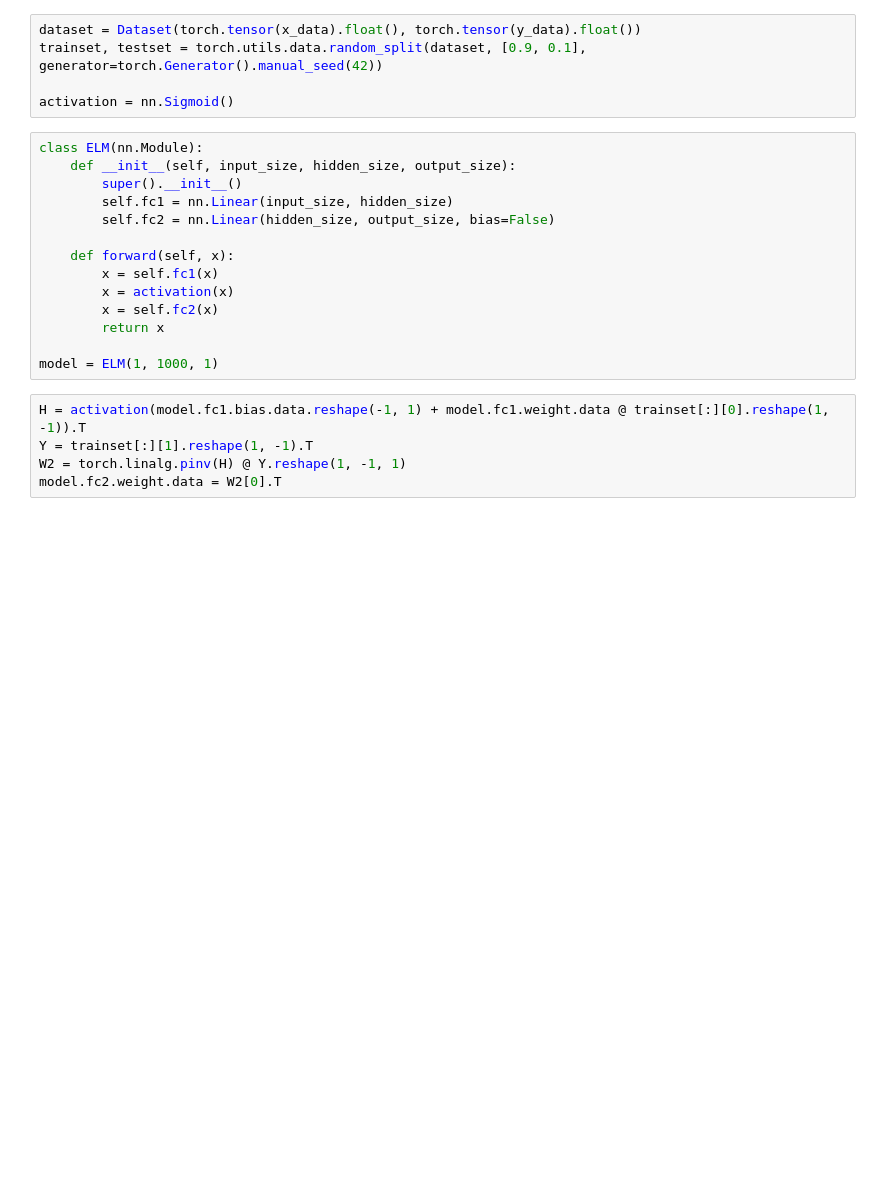
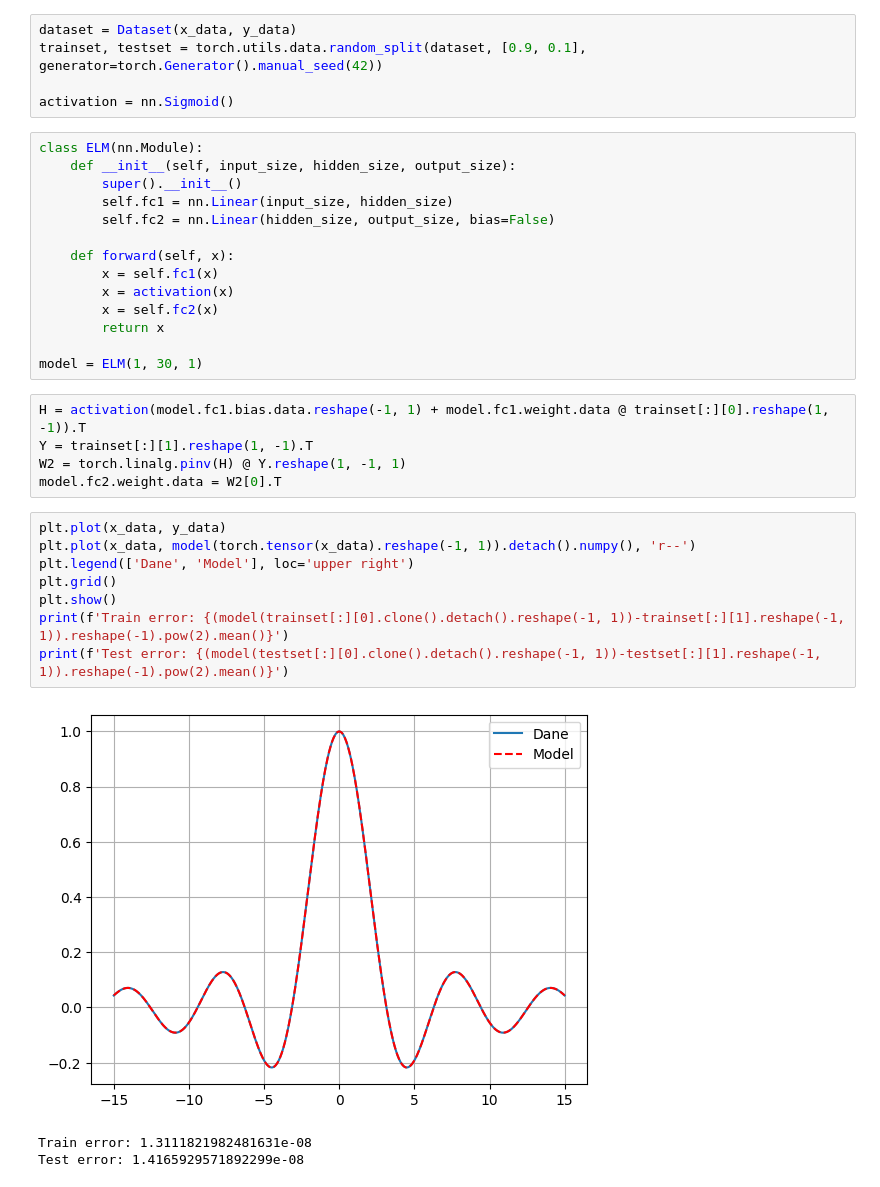
Before and after one commit to pochlebiacz/Analytical-neural-network-learning-algorithms, a Jupyter notebook: 1-Basic ELM.ipynb, the cells around one changed output. Cells and saved outputs as stored; diff of their text form; blank space fills up the shorter version.

```diff
--- a/1-Basic ELM.ipynb
+++ b/1-Basic ELM.ipynb
@@ -11,5 +11,5 @@ y_data = np.sin(x_data) / x_data
 # %%
-dataset = Dataset(torch.tensor(x_data).float(), torch.tensor(y_data).float())
+dataset = Dataset(x_data, y_data)
 trainset, testset = torch.utils.data.random_split(dataset, [0.9, 0.1], generator=torch.Generator().manual_seed(42))
 
 activation = nn.Sigmoid()
@@ -26,10 +26,22 @@ class ELM(nn.Module):
         x = self.fc2(x)
         return x
 
-model = ELM(1, 1000, 1)
+model = ELM(1, 30, 1)
 # %%
 H = activation(model.fc1.bias.data.reshape(-1, 1) + model.fc1.weight.data @ trainset[:][0].reshape(1, -1)).T
 Y = trainset[:][1].reshape(1, -1).T
 W2 = torch.linalg.pinv(H) @ Y.reshape(1, -1, 1)
 model.fc2.weight.data = W2[0].T
+# %%
+plt.plot(x_data, y_data)
+plt.plot(x_data, model(torch.tensor(x_data).reshape(-1, 1)).detach().numpy(), 'r--')
+plt.legend(['Dane', 'Model'], loc='upper right')
+plt.grid()
+plt.show()
+print(f'Train error: {(model(trainset[:][0].clone().detach().reshape(-1, 1))-trainset[:][1].reshape(-1, 1)).reshape(-1).pow(2).mean()}')
+print(f'Test error: {(model(testset[:][0].clone().detach().reshape(-1, 1))-testset[:][1].reshape(-1, 1)).reshape(-1).pow(2).mean()}')
+# %% [output]
+[figure, added]
+Train error: 1.3111821982481631e-08
+Test error: 1.4165929571892299e-08
 # %%
```
Also changed, not shown: parts of 3 cells of this notebook, 2 other files.
